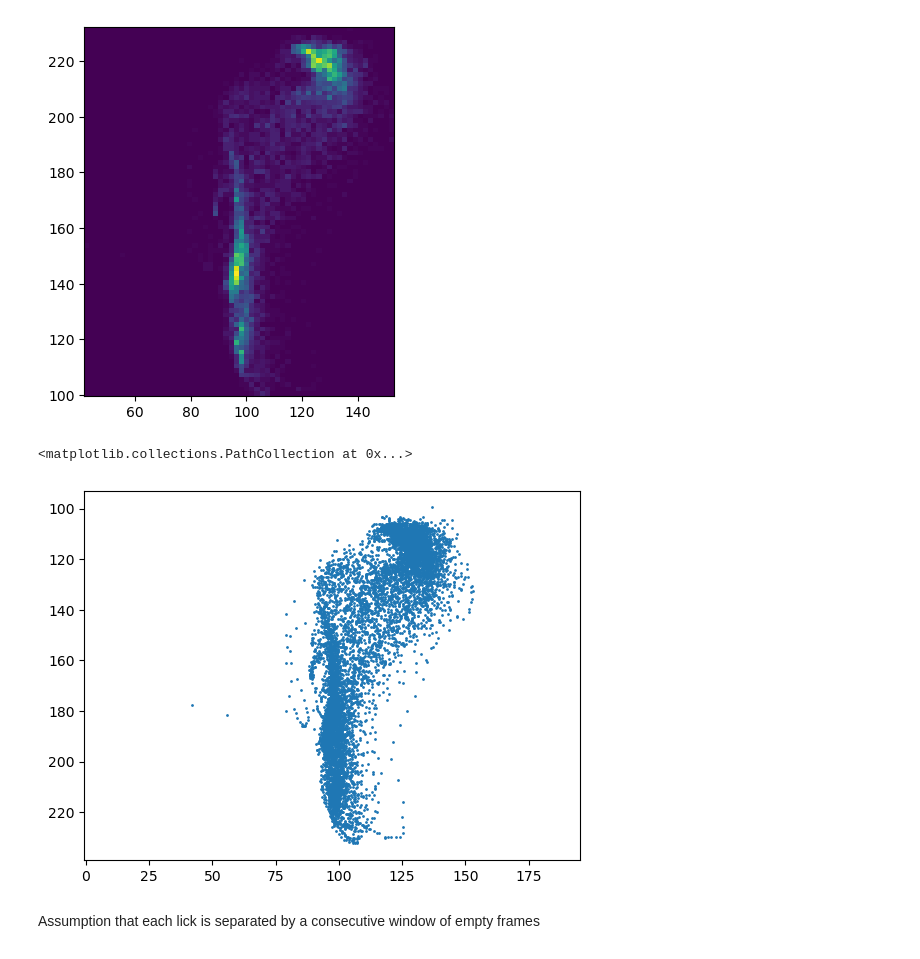
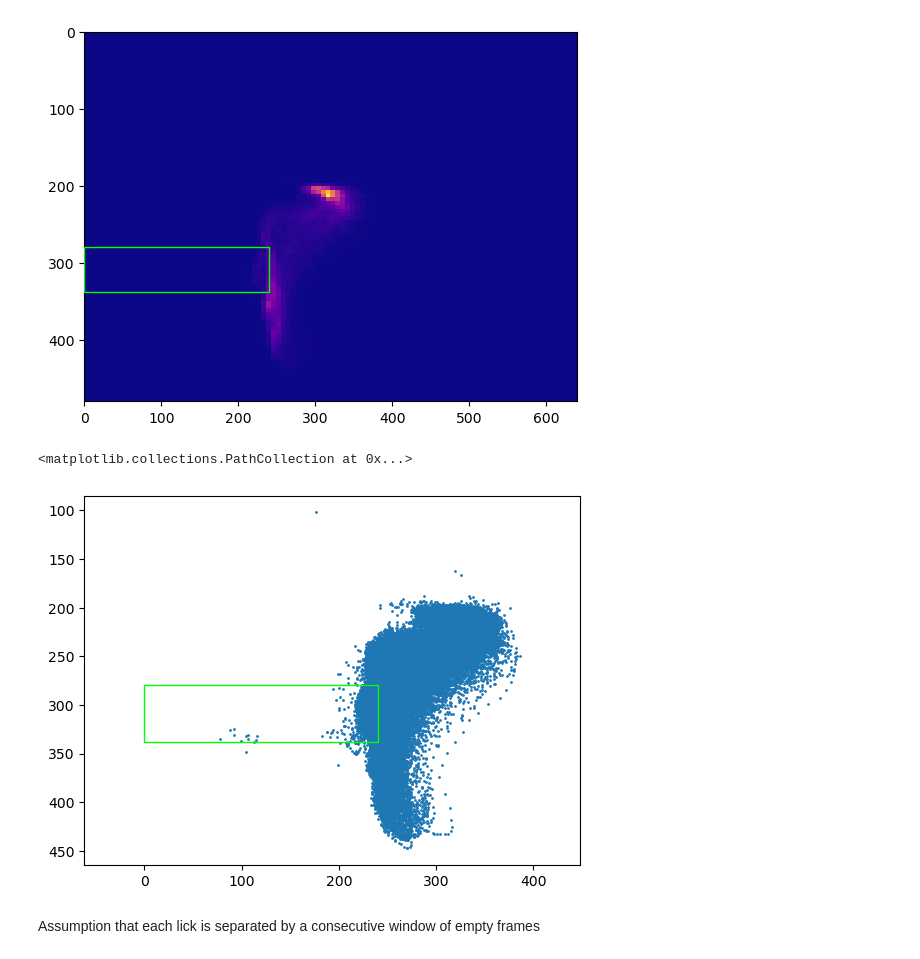
Before and after one commit to nonrice/lab-work, a Jupyter notebook: analysis/tongue_trajectory/tongue_trajectory.ipynb, the cells around one changed output. Drawn from its saved outputs; the diff is of its cells as text; code cells hidden in the pictures.

```diff
--- a/analysis/tongue_trajectory/tongue_trajectory.ipynb
+++ b/analysis/tongue_trajectory/tongue_trajectory.ipynb
@@ -22,10 +34,7 @@ for i in tqdm.tqdm(range(10000)):
 # %%
-imgs = list(map(lambda x : (orofacial.tongue_mask_processing.keep_largest_cc(x[0]), x[1]), tqdm.tqdm(imgs)))
+imgs = list(map(lambda x : (orofacial.tongue_mask_processing.keep_largest_cc(x[0].astype(np.uint8)).astype(np.bool_), x[1]), tqdm.tqdm(imgs)))
-# %%
-import numpy as np
-imgs = list(filter(lambda x : np.count_nonzero(x[0]) > 10, tqdm.tqdm(imgs)))
 # %%
-coords = list(map(lambda x : orofacial.tongue_tip_track_2D.find_tongue_tip(x[0]), tqdm.tqdm(imgs)))
+coords = list(map(lambda x : orofacial.tongue_tip_track_2D.find_tongue_tip(x[0], np.array([-1, 1], dtype=np.float32)), tqdm.tqdm(imgs)))
 # %%
 
 import matplotlib.pyplot as plt
@@ -36,0 +46,16 @@ for i in range(len(coords)):
+# %%
+from matplotlib.image import imread
+from matplotlib.patches import Rectangle
+import os
+print(os.getcwd())
+plt.imshow(imread("data/images/82953.png"), cmap="gray")
+plt.imshow(imgs[29964][0], extent=[0, 640, 480, 0], cmap="gray", alpha=0.5)
+
+def plot_feed_tube():
+    # plt.plot(119, 139, "rx")
+    # plt.plot(120, 168, "rx")
+    # plt.plot(0, 139, "rx")
+    # plt.plot(0, 168, "rx")
+    plt.gca().add_patch(Rectangle((0,280),240,58,linewidth=1,edgecolor="#00FF00",facecolor='none', zorder=10))
+
+plot_feed_tube()
@@ -37,25 +65,27 @@ for i in range(len(coords)):
 # %%
 import matplotlib.pyplot as plt
 import numpy as np
 bad = 0
 
-c = list(filter(lambda x : isinstance(x, np.ndarray), coords))
+
+c = coords
 x, y = np.column_stack(c)
-heatmap, xedges, yedges = np.histogram2d(x, y, bins=(60, 80))
-extent = [xedges[0], xedges[-1], yedges[0], yedges[-1]]
+heatmap, xedges, yedges = np.histogram2d(x, y, range=[[0, 256], [0, 256]], bins=(100, 100))
 
 plt.clf()
-plt.imshow(heatmap.T, extent=extent, origin='upper')
+plt.imshow(heatmap.T, extent=[0, 640, 480, 0], origin='upper', cmap="plasma")
+plot_feed_tube()
 plt.show()
 # %% [output]
-[figure, old version]
+[figure, new version]
 # %%
 plt.axis("equal")
 plt.gca().invert_yaxis()
-plt.scatter(x, y, s=1)
+plot_feed_tube()
+plt.scatter(x*(640/256), y*(480/256), s=1)
 # %% [output]
 <matplotlib.collections.PathCollection at 0x...>
-[figure, old version]
+[figure, new version]
 # %% [markdown]
 Assumption that each lick is separated by a consecutive window of empty frames
 # %%
```
Also changed, not shown: parts of 13 cells of this notebook, 12 other files.
